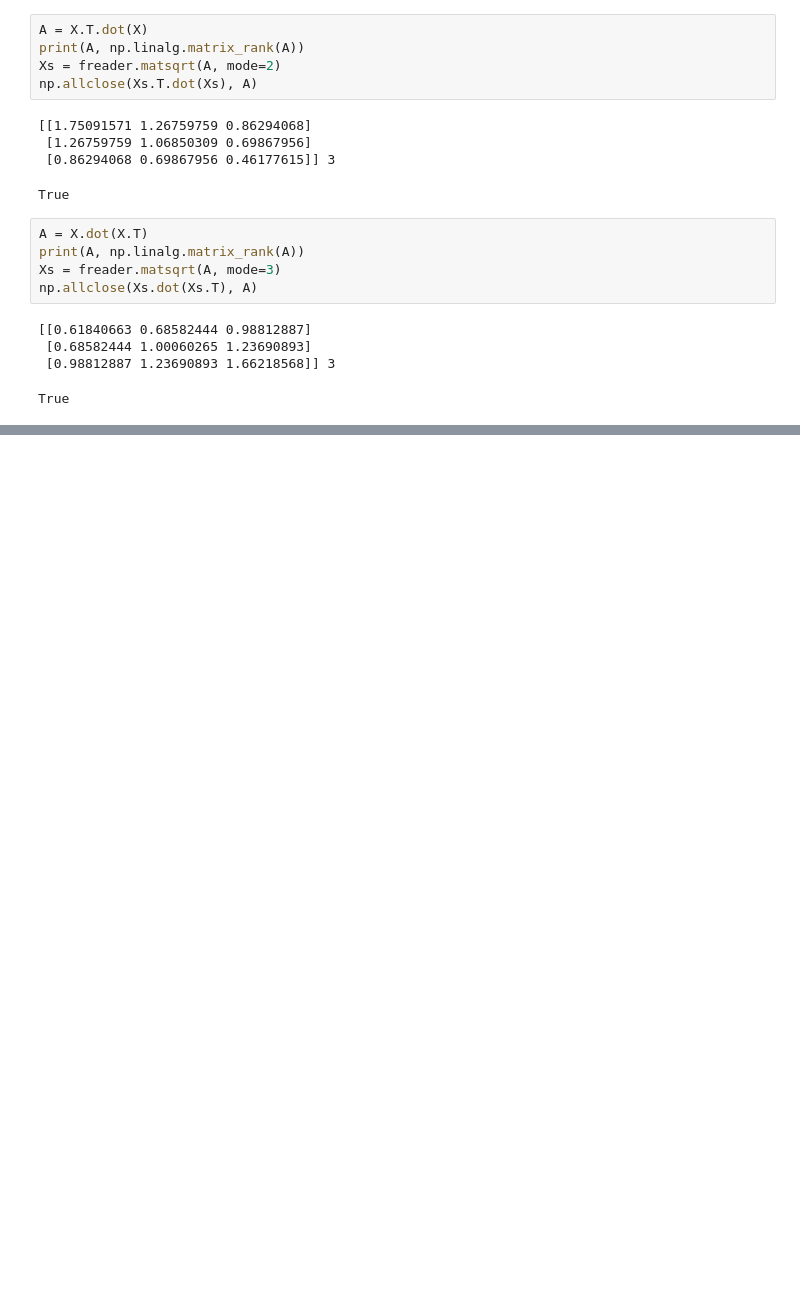
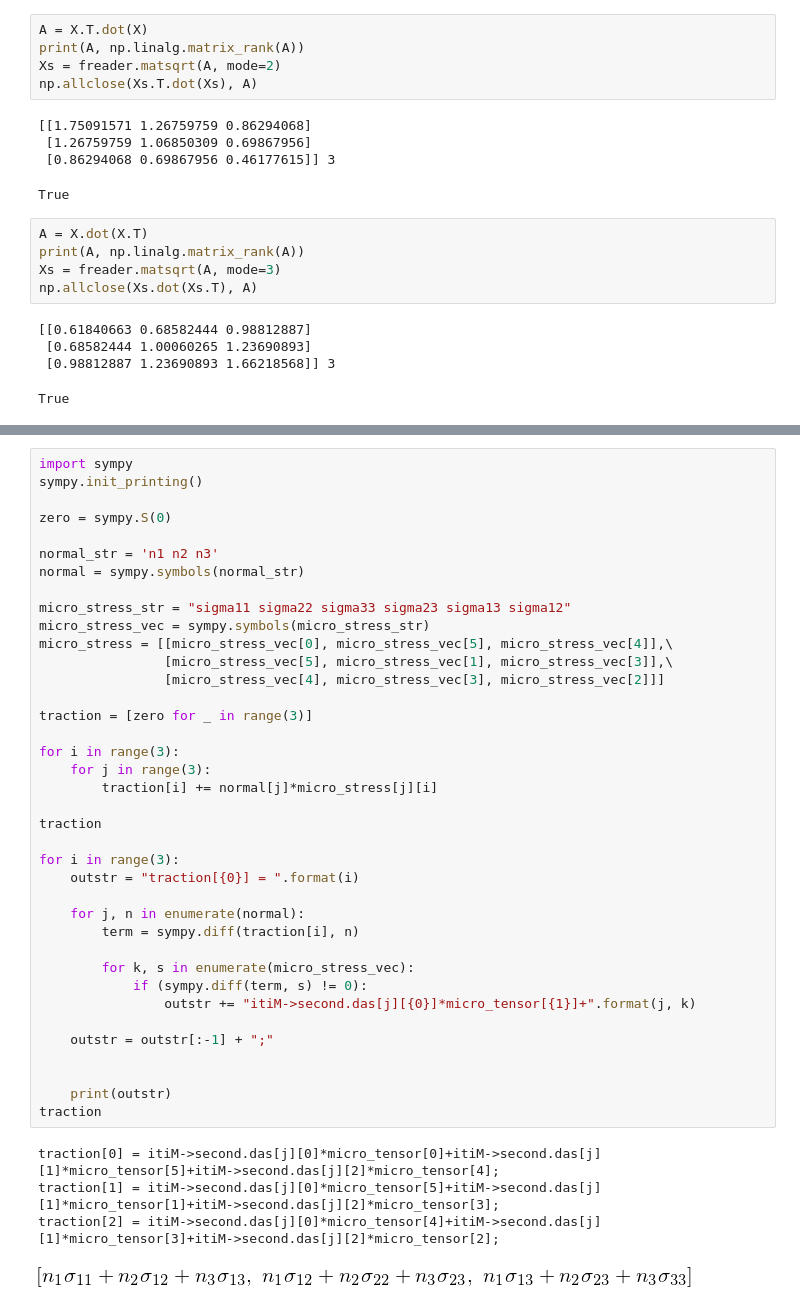
Before and after one commit to lanl/tardigrade-overlap-coupling, a Jupyter notebook: src/python/generate_example_data.ipynb, the cells around one changed output, grey strips where cells are left out. Cells and saved outputs as stored; diff of their text form; blank space fills up the shorter version.

Commit message:
debugging couple stress calculation

```diff
--- a/src/python/generate_example_data.ipynb
+++ b/src/python/generate_example_data.ipynb
@@ -185,0 +207,43 @@ array([[ 1.00000000e+00,  2.54231309e-16,  3.63042355e-16],
+# %%
+import sympy
+sympy.init_printing()
+
+zero = sympy.S(0)
+
+normal_str = 'n1 n2 n3'
+normal = sympy.symbols(normal_str)
+
+micro_stress_str = "sigma11 sigma22 sigma33 sigma23 sigma13 sigma12"
+micro_stress_vec = sympy.symbols(micro_stress_str)
+micro_stress = [[micro_stress_vec[0], micro_stress_vec[5], micro_stress_vec[4]],\
+                [micro_stress_vec[5], micro_stress_vec[1], micro_stress_vec[3]],\
+                [micro_stress_vec[4], micro_stress_vec[3], micro_stress_vec[2]]]
+
+traction = [zero for _ in range(3)]
+
+for i in range(3):
+    for j in range(3):
+        traction[i] += normal[j]*micro_stress[j][i]
+
+traction
+
+for i in range(3):
+    outstr = "traction[{0}] = ".format(i)
+
+    for j, n in enumerate(normal):
+        term = sympy.diff(traction[i], n)
+
+        for k, s in enumerate(micro_stress_vec):
+            if (sympy.diff(term, s) != 0):
+                outstr += "itiM->second.das[j][{0}]*micro_tensor[{1}]+".format(j, k)
+
+    outstr = outstr[:-1] + ";"
+
+
+    print(outstr)
+traction
+# %% [output]
+traction[0] = itiM->second.das[j][0]*micro_tensor[0]+itiM->second.das[j][1]*micro_tensor[5]+itiM->second.das[j][2]*micro_tensor[4];
+traction[1] = itiM->second.das[j][0]*micro_tensor[5]+itiM->second.das[j][1]*micro_tensor[1]+itiM->second.das[j][2]*micro_tensor[3];
+traction[2] = itiM->second.das[j][0]*micro_tensor[4]+itiM->second.das[j][1]*micro_tensor[3]+itiM->second.das[j][2]*micro_tensor[2];
+[figure, added]
```
Also changed, not shown: parts of 12 cells of this notebook, 3 other files.
